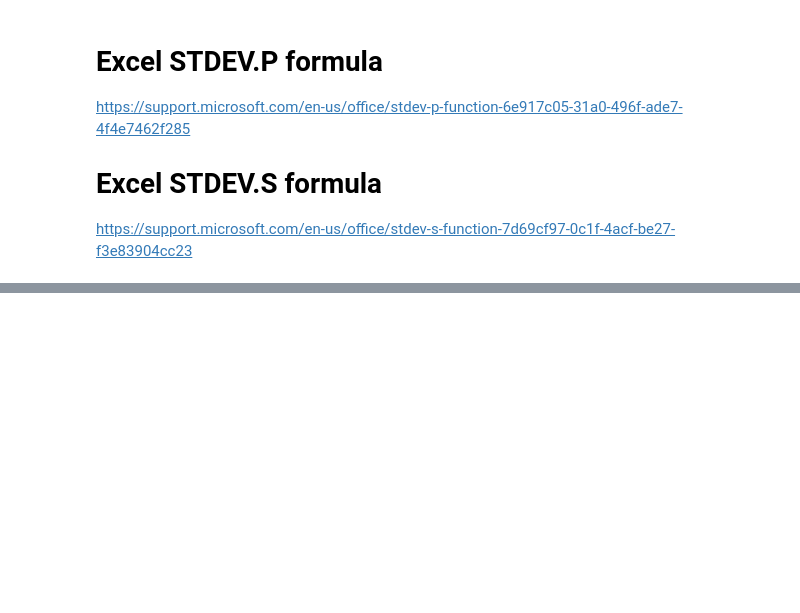
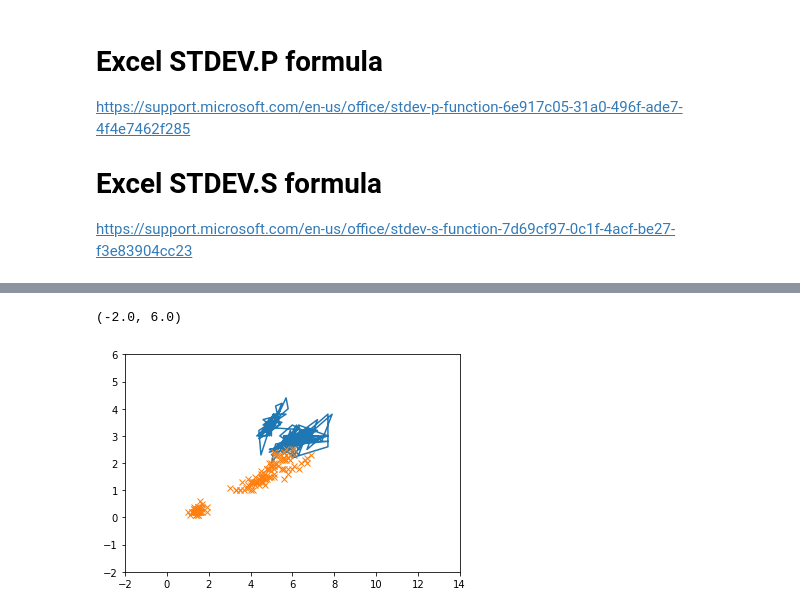
Before and after one commit to lmdlm/ETtasks, a Jupyter notebook: Emerging Technologies Tasks.ipynb, the cells around one changed output, grey strips where cells are left out. Saved outputs shown, nothing was run; the diff lists cells and outputs as text; code cells hidden in the pictures; blank space fills up the shorter version.

Commit message:
Started task 4. Iris data plotted but incorrectly - needs fixing.

```diff
--- a/Emerging Technologies Tasks.ipynb
+++ b/Emerging Technologies Tasks.ipynb
@@ -165,0 +171,13 @@ If we have sample of a larger population, and we want to generalize our findings
+# %%
+from sklearn.datasets import load_iris
+# Numerical arrays.
+import numpy as np
+
+# Machine learning - KMeans.
+import sklearn.cluster as skcl
+
+# Plotting.
+import matplotlib.pyplot as plt
+
+irisData = np.array(load_iris().data)
+print(irisData)
@@ -165,0 +202,10 @@ If we have sample of a larger population, and we want to generalize our findings
+# %%
+
+# Plot the data set.
+plt.plot(irisData[:,0], irisData[:,1], irisData[:,2], irisData[:,3], 'x')
+# Set reasonable limits.
+plt.xlim([-2,14])
+plt.ylim([-2,6])
+# %% [output]
+(-2.0, 6.0)
+[figure, added]
```
Also changed, not shown: parts of 9 cells of this notebook.
